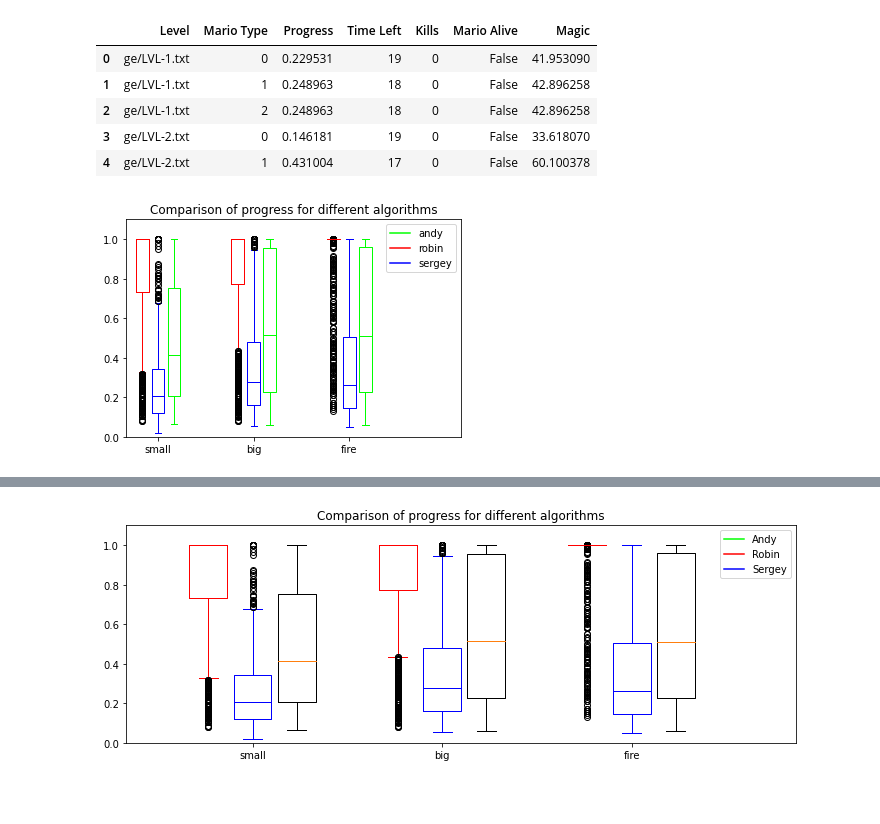
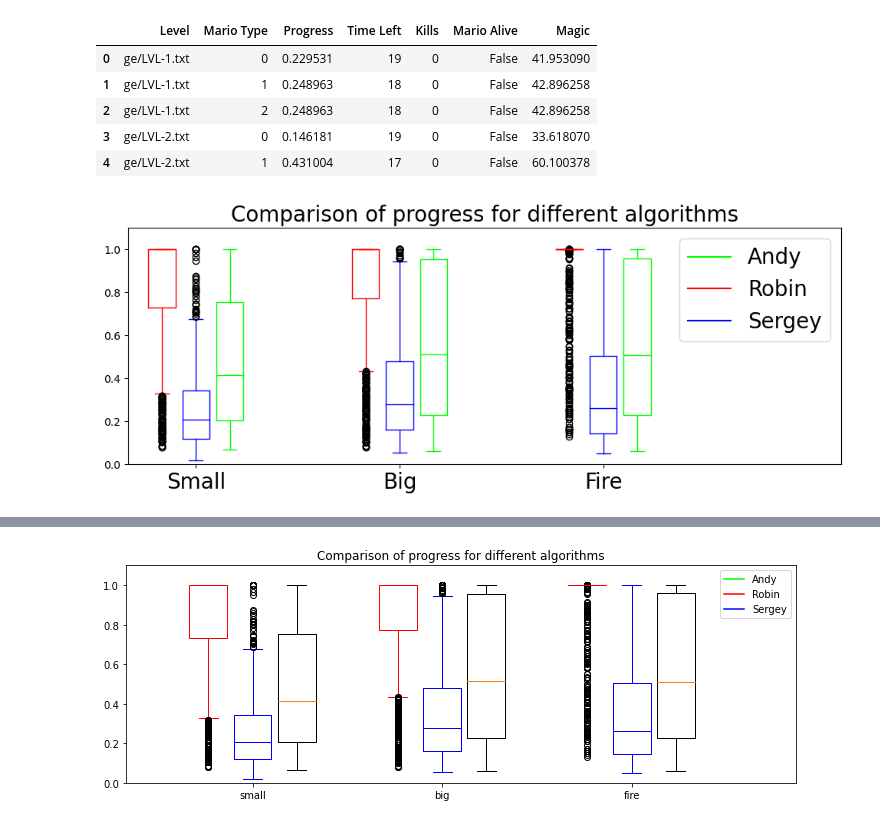
Before and after one commit to gimchedli/Mario-AI-Framework, a Jupyter notebook: MarioExperiments.ipynb, the cells around one changed output, grey strips where cells are left out. Saved outputs shown, nothing was run; the diff lists cells and outputs as text; code cells hidden in the pictures; blank space fills up the shorter version.

```diff
--- a/MarioExperiments.ipynb
+++ b/MarioExperiments.ipynb
@@ -160,7 +160,7 @@ np.random.seed(10)
 
 #df_ge = pd.read_csv("output/robinBaumgarten_ge_1_1000.csv")
 
-df_ge = pd.read_csv("output/full_runs/ge/20/andySloane.csv")
+df_ge = pd.read_csv("output/full_runs/patternOccur/20/robinBaumgarten_new.csv")
 
 df_ge["Magic"] = df_ge["Time Left"] + df_ge["Progress"]*100 + df_ge["Kills"]
 
@@ -215,7 +215,7 @@ robin = produceData(pd.read_csv("output/full_runs/ge/20/robinBaumgarten.csv"))
 andy = produceData(pd.read_csv("output/full_runs/ge/20/andySloane.csv"))
 
 
-ticks = ['small', 'big', 'fire']
+ticks = ['Small', 'Big', 'Fire']
 
 
 robin_plot = plt.boxplot(robin,
@@ -231,36 +231,37 @@ andy_plot = plt.boxplot(andy,
     np.arange(len(andy)))*3.0+0.5,
                                widths=0.4)
 
 
 
 
 def define_box_properties(plot_name, color_code, label):
     for k, v in plot_name.items():
         plt.setp(plot_name.get(k), color=color_code)
 
     # use plot function to draw a small line to name the legend.
     plt.plot([], c=color_code, label=label)
     plt.legend()
 
 
 # setting colors for each groups
-define_box_properties(andy_plot, '#00FF00', 'andy')
-define_box_properties(robin_plot, '#FF0000', 'robin')
-define_box_properties(sergey_plot, '#0000FF', 'sergey')
+define_box_properties(andy_plot, '#00FF00', 'Andy')
+define_box_properties(robin_plot, '#FF0000', 'Robin')
+define_box_properties(sergey_plot, '#0000FF', 'Sergey')
 
 
 # set the x label values
-plt.xticks(np.arange(0, len(ticks) * 3, 3), ticks)
+plt.xticks(np.arange(0, len(ticks) * 3, 3), ticks, fontsize=20)
 
 # set the limit for x axis
 plt.xlim(-1, len(ticks)*3+0.5)
 
 # set the limit for y axis
 plt.ylim(0, 1.1)
+plt.legend(fontsize=20)
 
 # set the title
-plt.title('Comparison of progress for different algorithms')
+plt.title('Comparison of progress for different algorithms', fontsize=20)
 plt.show()
 plt.rcParams['figure.figsize'] = [12, 4]
 # %% [output]
-[figure, old version]
+[figure, new version]
```
Also changed, not shown: parts of 10 cells of this notebook, 57 other files.
